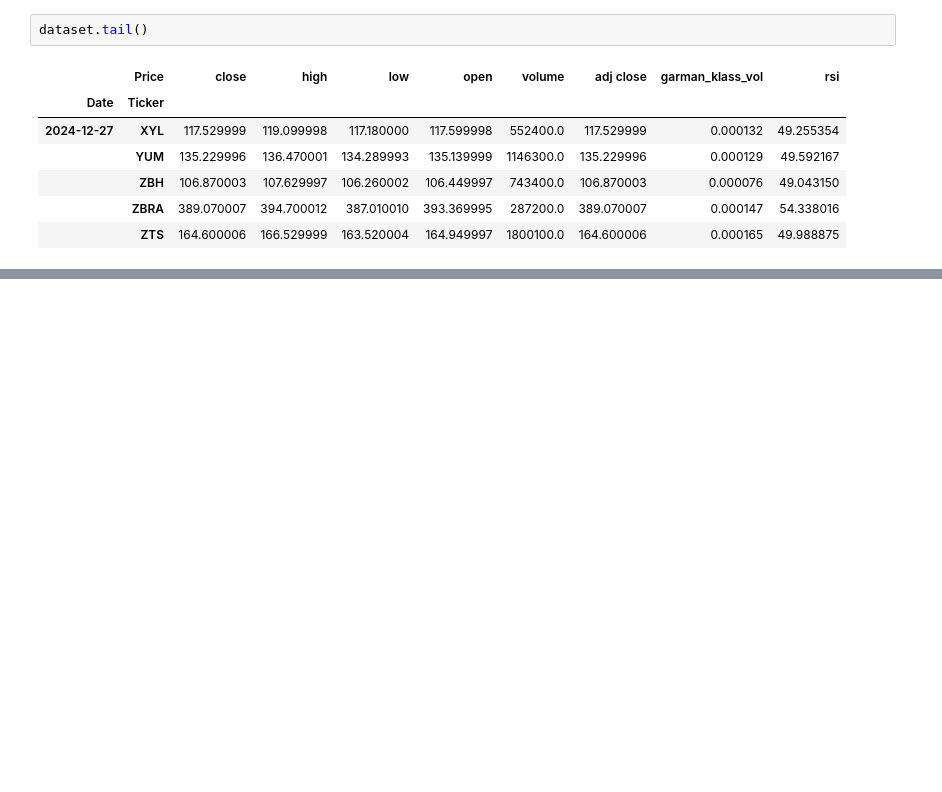
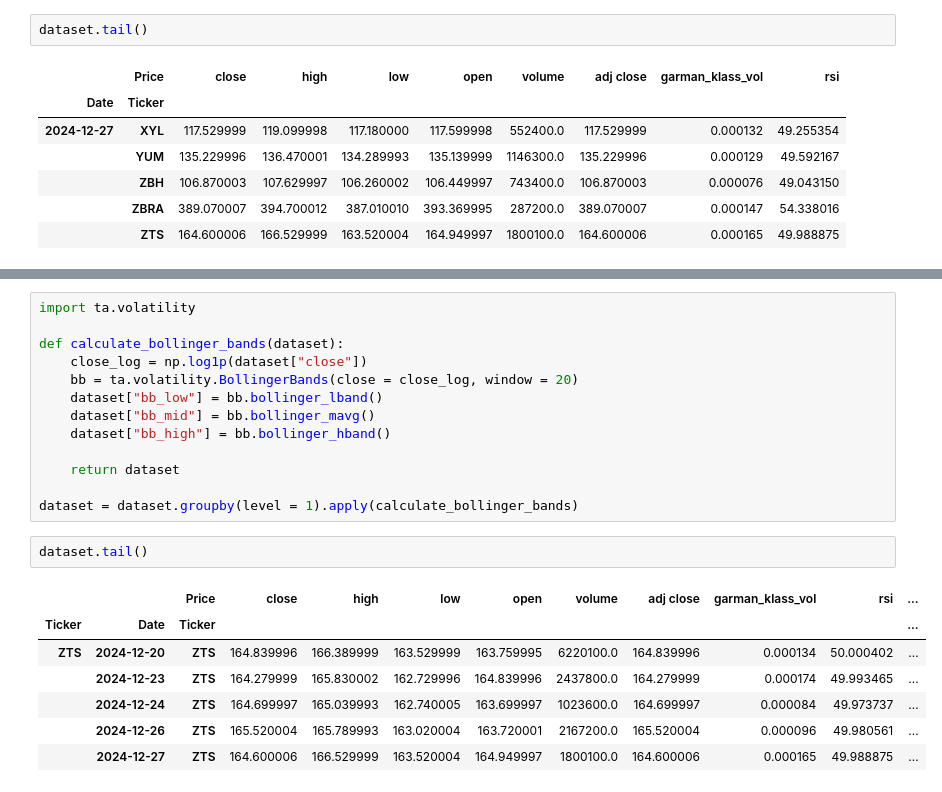
Before and after one commit to RawatRahul14/QuantPractice, a Jupyter notebook: unsupervised_trading_strategy.ipynb, the cells around one changed output, grey strips where cells are left out. Cells and saved outputs as stored; diff of their text form; blank space fills up the shorter version.

```diff
--- a/unsupervised_trading_strategy.ipynb
+++ b/unsupervised_trading_strategy.ipynb
@@ -193,0 +205,23 @@ dataset.tail()
+# %%
+import ta.volatility
+
+def calculate_bollinger_bands(dataset):
+    close_log = np.log1p(dataset["close"])
+    bb = ta.volatility.BollingerBands(close = close_log, window = 20)
+    dataset["bb_low"] = bb.bollinger_lband()
+    dataset["bb_mid"] = bb.bollinger_mavg()
+    dataset["bb_high"] = bb.bollinger_hband()
+
+    return dataset
+
+dataset = dataset.groupby(level = 1).apply(calculate_bollinger_bands)
+# %%
+dataset.tail()
+# %% [output]
+|  |  | Price | close | high | low | open | volume | adj close | garman_klass_vol | rsi | ... |
+| Ticker | Date | Ticker |  |  |  |  |  |  |  |  | ... |
+| ZTS | 2024-12-20 | ZTS | 164.839996 | 166.389999 | 163.529999 | 163.759995 | 6220100.0 | 164.839996 | 0.000134 | 50.000402 | ... |
+|  | 2024-12-23 | ZTS | 164.279999 | 165.830002 | 162.729996 | 164.839996 | 2437800.0 | 164.279999 | 0.000174 | 49.993465 | ... |
+|  | 2024-12-24 | ZTS | 164.699997 | 165.039993 | 162.740005 | 163.699997 | 1023600.0 | 164.699997 | 0.000084 | 49.973737 | ... |
+|  | 2024-12-26 | ZTS | 165.520004 | 165.789993 | 163.020004 | 163.720001 | 2167200.0 | 165.520004 | 0.000096 | 49.980561 | ... |
+|  | 2024-12-27 | ZTS | 164.600006 | 166.529999 | 163.520004 | 164.949997 | 1800100.0 | 164.600006 | 0.000165 | 49.988875 | ... |
```
Also changed, not shown: parts of 4 cells of this notebook, 1 other file.
